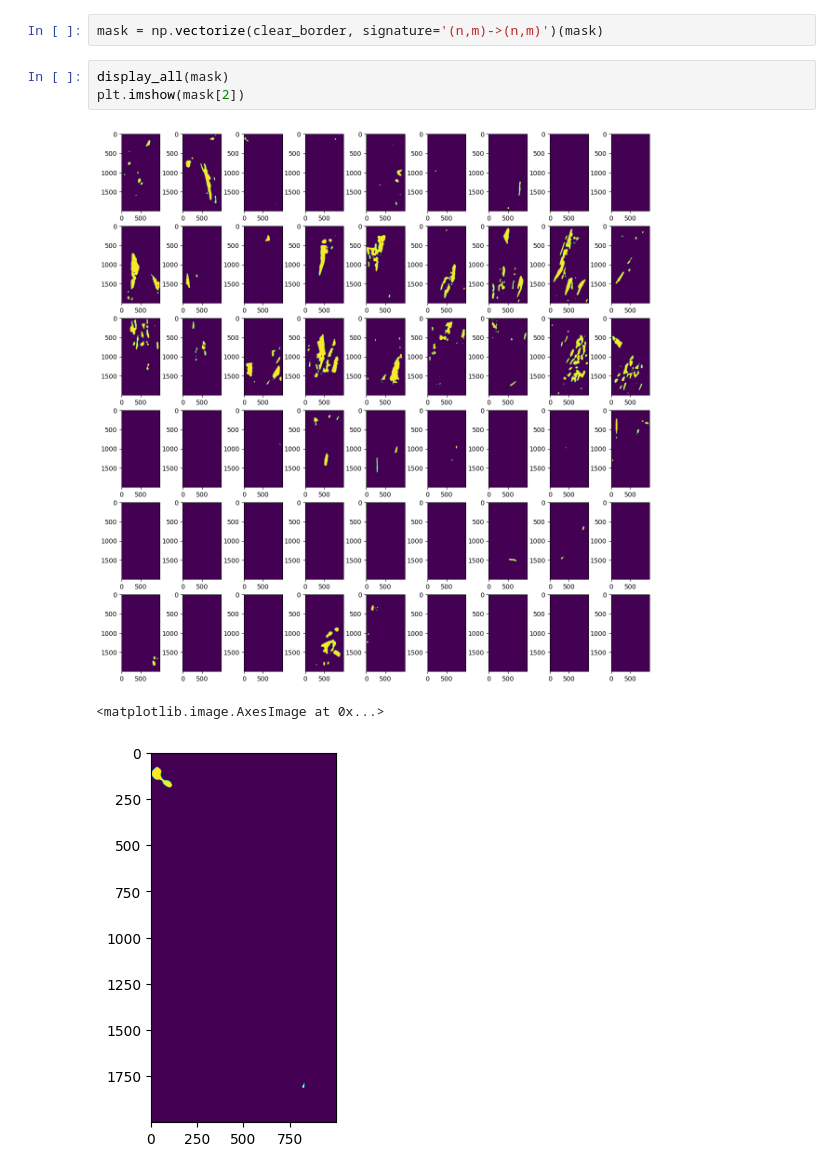
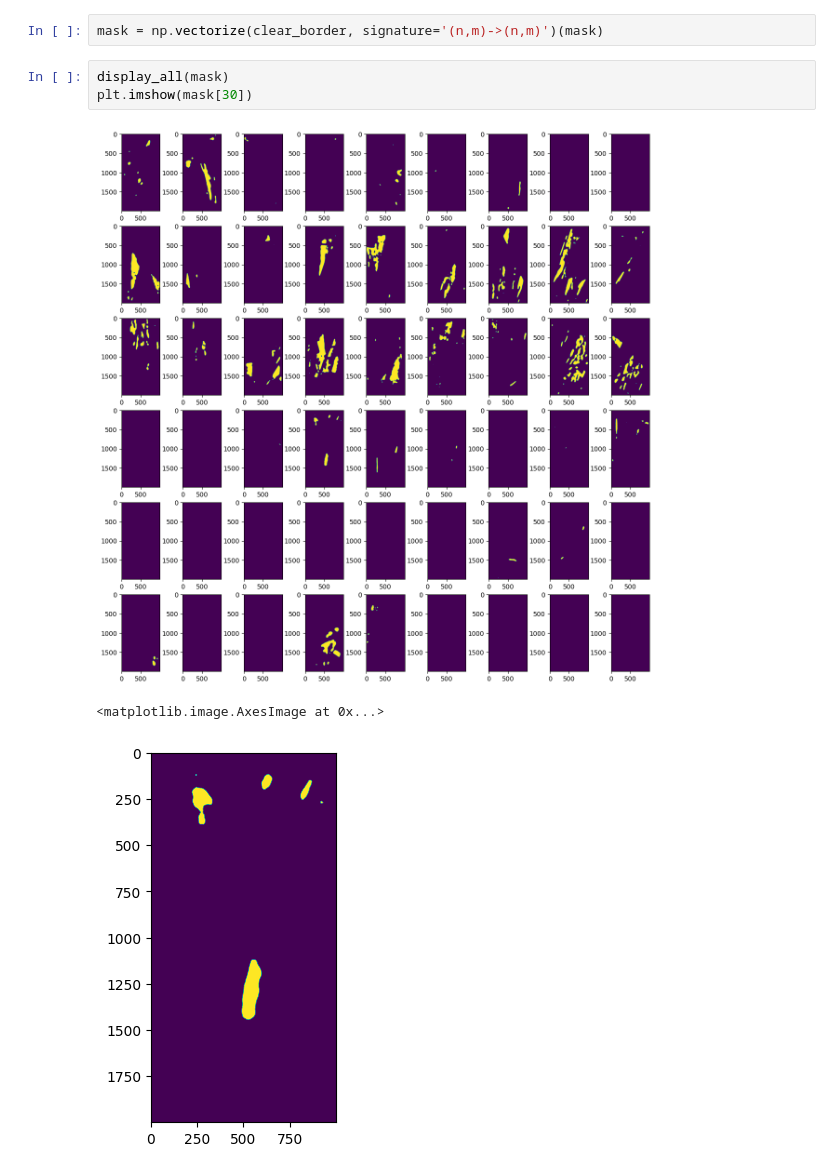
Before and after one commit to ninnzz/hs_research, a Jupyter notebook: rice_insect/image_segmentation.ipynb, the cells around one changed output. Saved outputs shown, nothing was run; the diff lists cells and outputs as text.

```diff
--- a/rice_insect/image_segmentation.ipynb
+++ b/rice_insect/image_segmentation.ipynb
@@ -118,8 +129,8 @@ Caveats:
 mask = np.vectorize(clear_border, signature='(n,m)->(n,m)')(mask)
 # %%
 display_all(mask)
-plt.imshow(mask[2])
+plt.imshow(mask[30])
 # %% [output]
 [figure]
 <matplotlib.image.AxesImage at 0x...>
-[figure, old version]
+[figure, new version]
```
Also changed, not shown: parts of 3 cells of this notebook.
